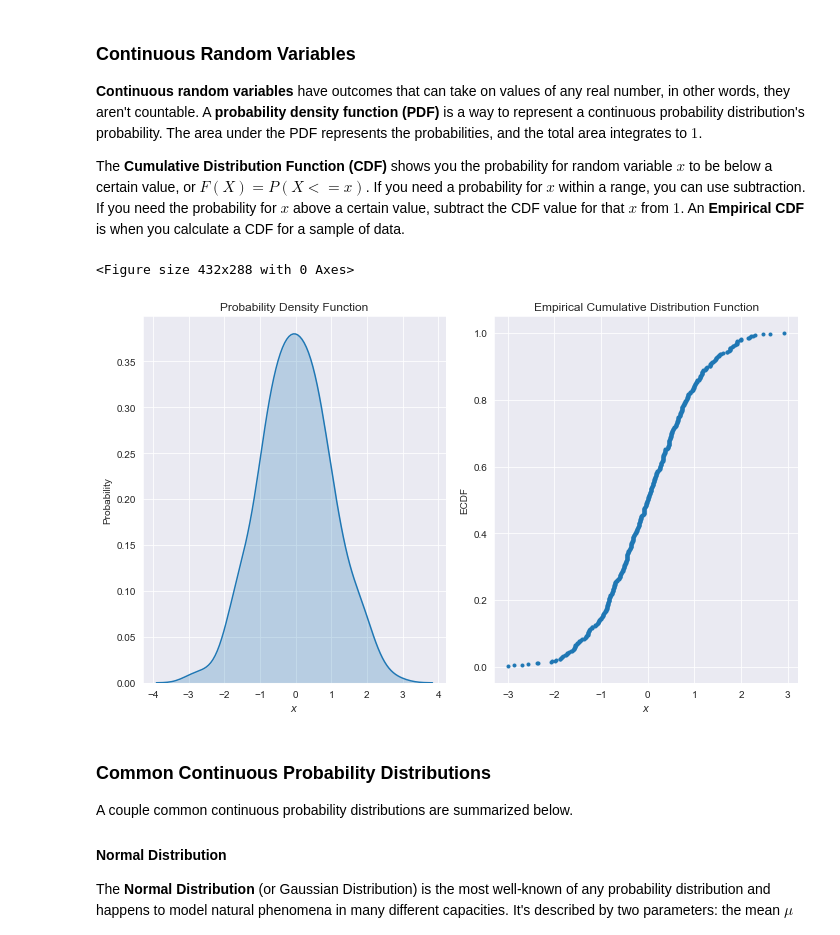
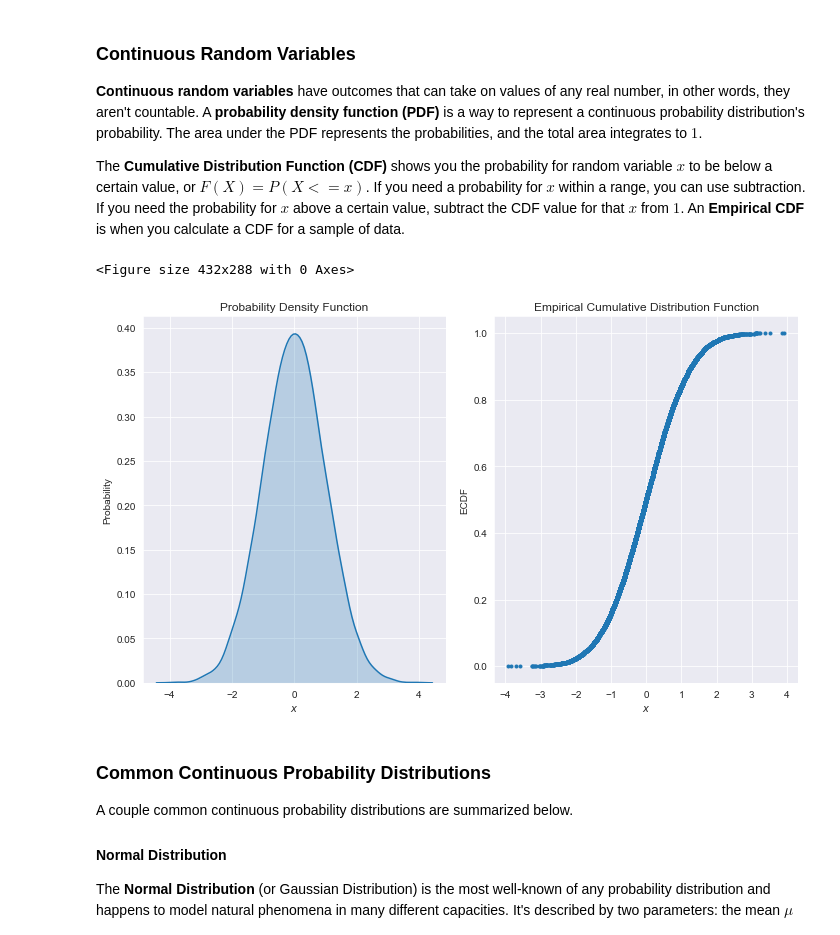
Before and after one commit to HKuz/DataScienceReferences, a Jupyter notebook: Statistics_and_Probability/StatisticsAndProbability.ipynb, the cells around one changed output. Cells and saved outputs as stored; diff of their text form; code cells hidden in the pictures.

```diff
--- a/Statistics_and_Probability/StatisticsAndProbability.ipynb
+++ b/Statistics_and_Probability/StatisticsAndProbability.ipynb
@@ -263,32 +277,33 @@ def ecdf(data):
 # %%
 # Example of a PDF and ECDF for a sample of the standard normal distribution
 
-samp = np.random.normal(size=500)
+np.random.seed(42)
+samp = np.random.normal(size=10000)
 x, y = ecdf(samp)
 
 # Create subplots for PDF and ECDF
-plt.figure()
-plt.subplots(1, 2, figsize=(10, 6))
+plt.figure();
+plt.subplots(1, 2, figsize=(10, 6));
 
 # PDF of samples
-plt.subplot(1, 2, 1)
-sns.kdeplot(samp, shade=True)
-plt.title('Probability Density Function')
-plt.xlabel(r'$x$')
-plt.ylabel('Probability')
+plt.subplot(1, 2, 1);
+sns.kdeplot(samp, shade=True);
+plt.title('Probability Density Function');
+plt.xlabel(r'$x$');
+plt.ylabel('Probability');
 
 # ECDF of samples
-plt.subplot(1, 2, 2)
-plt.plot(x, y, marker='.', linestyle='none')
-plt.title('Empirical Cumulative Distribution Function')
-plt.xlabel(r'$x$')
-plt.ylabel('ECDF')
+plt.subplot(1, 2, 2);
+plt.plot(x, y, marker='.', linestyle='none');
+plt.title('Empirical Cumulative Distribution Function');
+plt.xlabel(r'$x$');
+plt.ylabel('ECDF');
 
-plt.tight_layout()
+plt.tight_layout();
 plt.show()
 # %% [output]
 <Figure size 432x288 with 0 Axes>
-[figure, old version]
+[figure, new version]
 # %% [markdown]
 ### Common Continuous Probability Distributions
 
```
Also changed, not shown: parts of 5 cells of this notebook.
